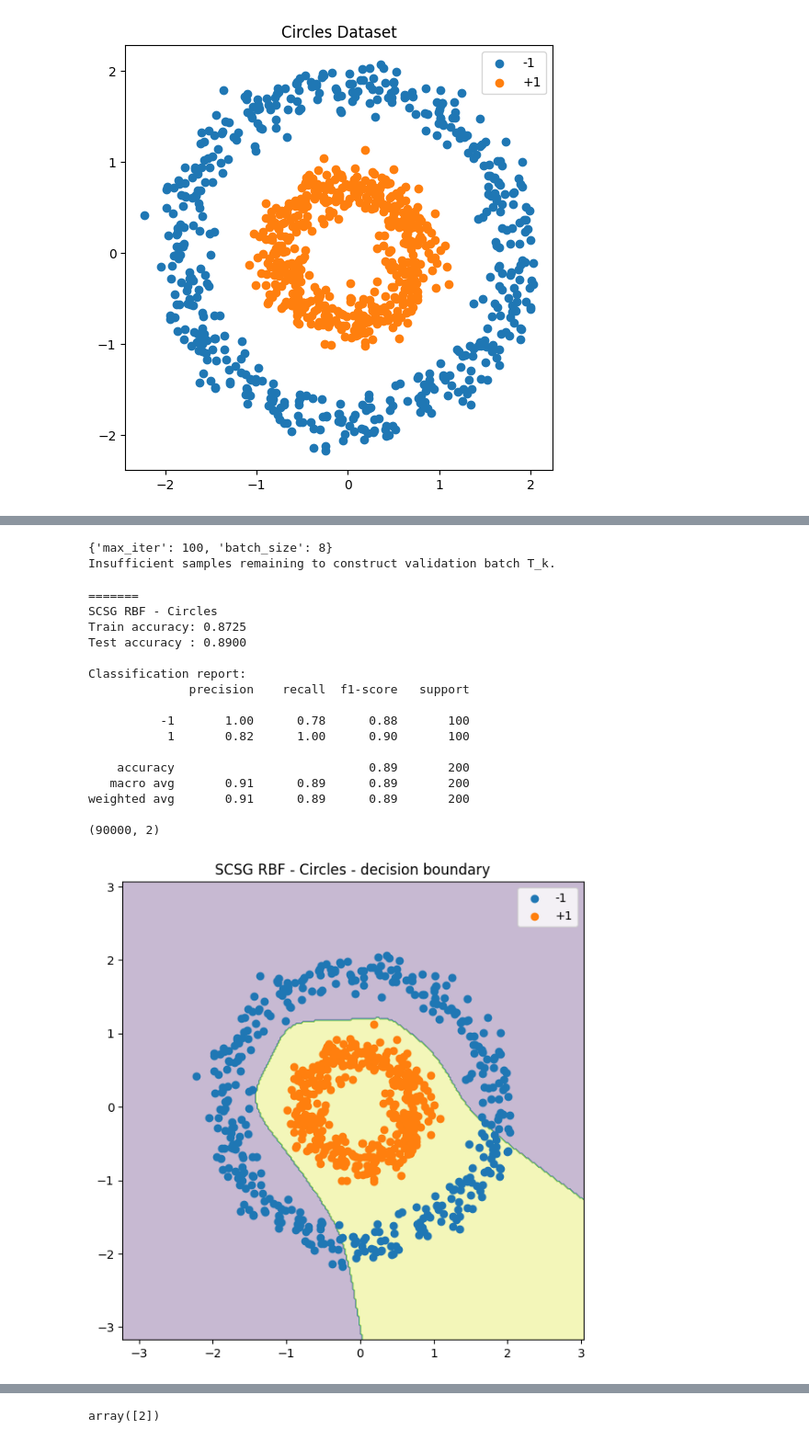
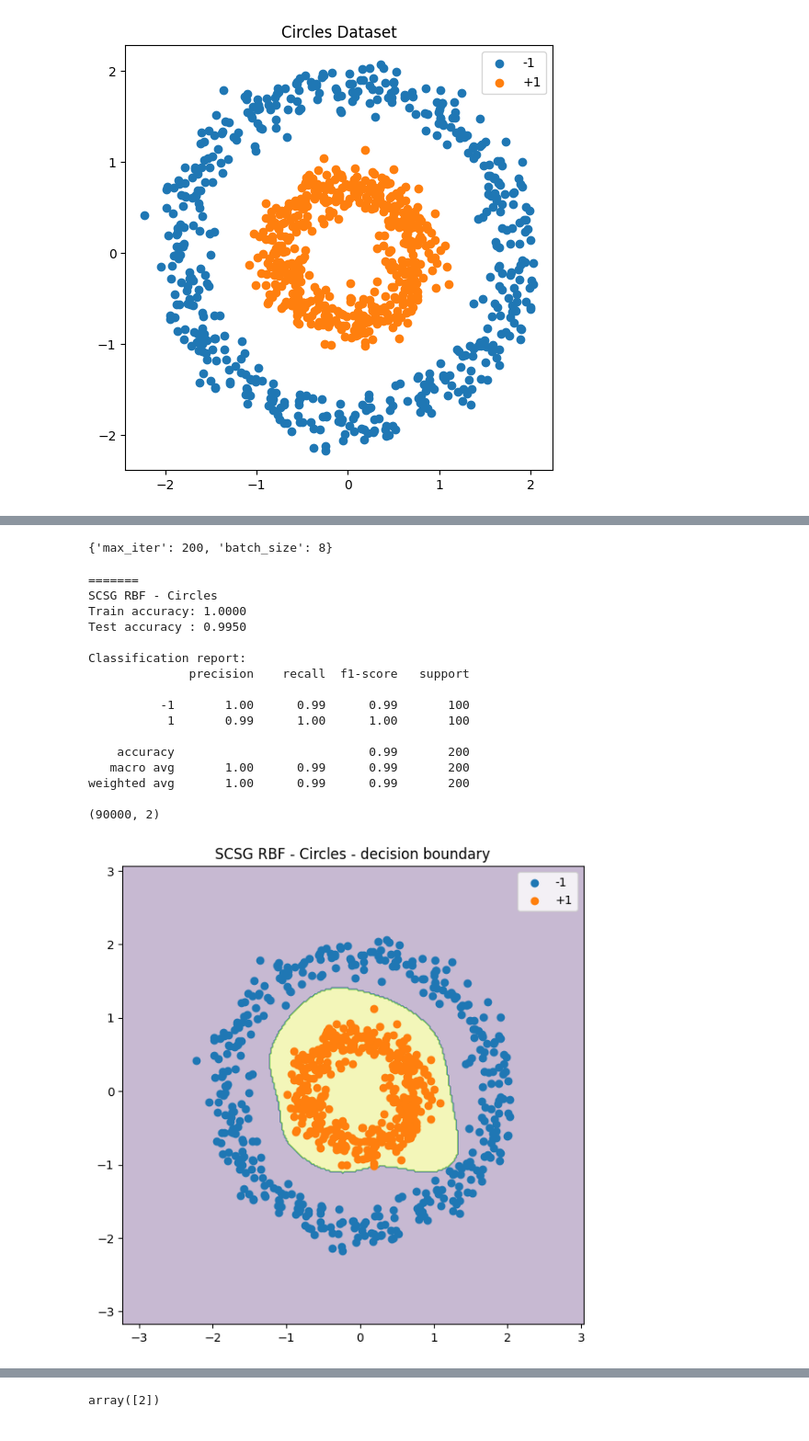
Before and after one commit to PioRow/Stochastic_Conjugete_subgradient_algorithm_for_kernel_SVM, a Jupyter notebook: notebooks/algorithm_base_comparison.ipynb, the cells around one changed output, grey strips where cells are left out. Shown at 92% size. Drawn from its saved outputs; the diff is of its cells as text; code cells hidden in the pictures.

```diff
--- a/notebooks/algorithm_base_comparison.ipynb
+++ b/notebooks/algorithm_base_comparison.ipynb
@@ -359,13 +365,14 @@ X_train, X_test, y_train, y_test = train_test_split( X, y, test_size=0.2, random
 gamma = 3.0
 
 sgd_model_rbf = SGDBaseline( kernel=RBFKernel(gamma_rbf=gamma), eta=0.001)
-evaluate_model( sgd_model_rbf, X_train, X_test, y_train, y_test, model_name="SGD RBF - Circles", fit_kwargs={ "max_iter": 100, "precompute_kernel": True })
+evaluate_model( sgd_model_rbf, X_train, X_test, y_train, y_test, model_name="SGD RBF - Circles", fit_kwargs={ "max_iter": 200, "precompute_kernel": False })
 
 pegasos_model = PegasosBaseline( kernel=RBFKernel(gamma_rbf=gamma))
-evaluate_model( pegasos_model, X_train, X_test, y_train, y_test, model_name="Pegasos RBF - Circles", fit_kwargs={ "max_iter": 100, "precompute_kernel": True })
+evaluate_model( pegasos_model, X_train, X_test, y_train, y_test, model_name="Pegasos RBF - Circles", fit_kwargs={ "max_iter": 200, "precompute_kernel": False })
 
 scsg_model = StochasticConjugateSubgradientAlgorithm( kernel=RBFKernel(gamma_rbf=gamma))
-evaluate_model( scsg_model, X_train, X_test, y_train, y_test, model_name="SCSG RBF - Circles", fit_kwargs={ "max_iter": 100, "batch_size": 8 })
+evaluate_model( scsg_model, X_train, X_test, y_train, y_test, model_name="SCSG RBF - Circles", fit_kwargs={ "max_iter": 200, "batch_size": 8 })
+
 
 plot_convergence(
     [sgd_model_rbf, pegasos_model, scsg_model],
@@ -411,19 +418,18 @@ weighted avg       1.00      1.00      1.00       200
-{'max_iter': 100, 'batch_size': 8}
-Insufficient samples remaining to construct validation batch T_k.
+{'max_iter': 200, 'batch_size': 8}
 =======
 SCSG RBF - Circles
-Train accuracy: 0.8725
-Test accuracy : 0.8900
+Train accuracy: 1.0000
+Test accuracy : 0.9950
 
 Classification report:
               precision    recall  f1-score   support
 
-          -1       1.00      0.78      0.88       100
-           1       0.82      1.00      0.90       100
+          -1       1.00      0.99      0.99       100
+           1       0.99      1.00      1.00       100
 
-    accuracy                           0.89       200
-   macro avg       0.91      0.89      0.89       200
-weighted avg       0.91      0.89      0.89       200
+    accuracy                           0.99       200
+   macro avg       1.00      0.99      0.99       200
+weighted avg       1.00      0.99      0.99       200
 
 (90000, 2)
-[figure, old version]
+[figure, new version]
```
Also changed, not shown: parts of 8 cells of this notebook.
